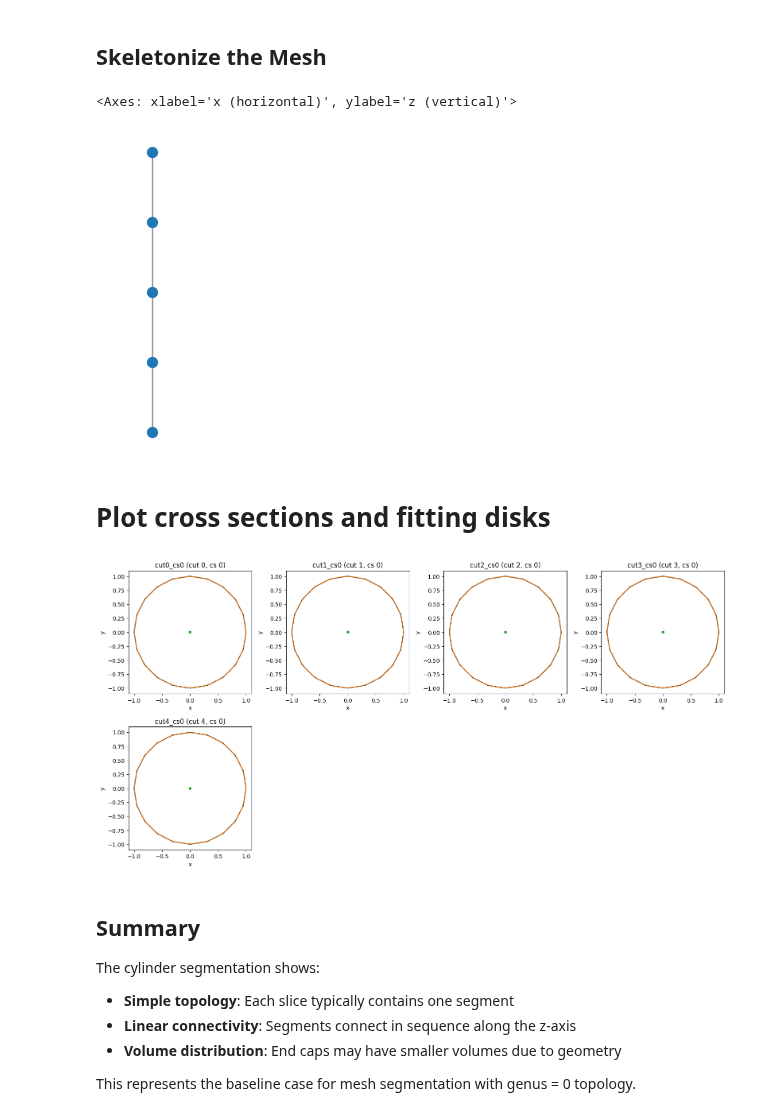
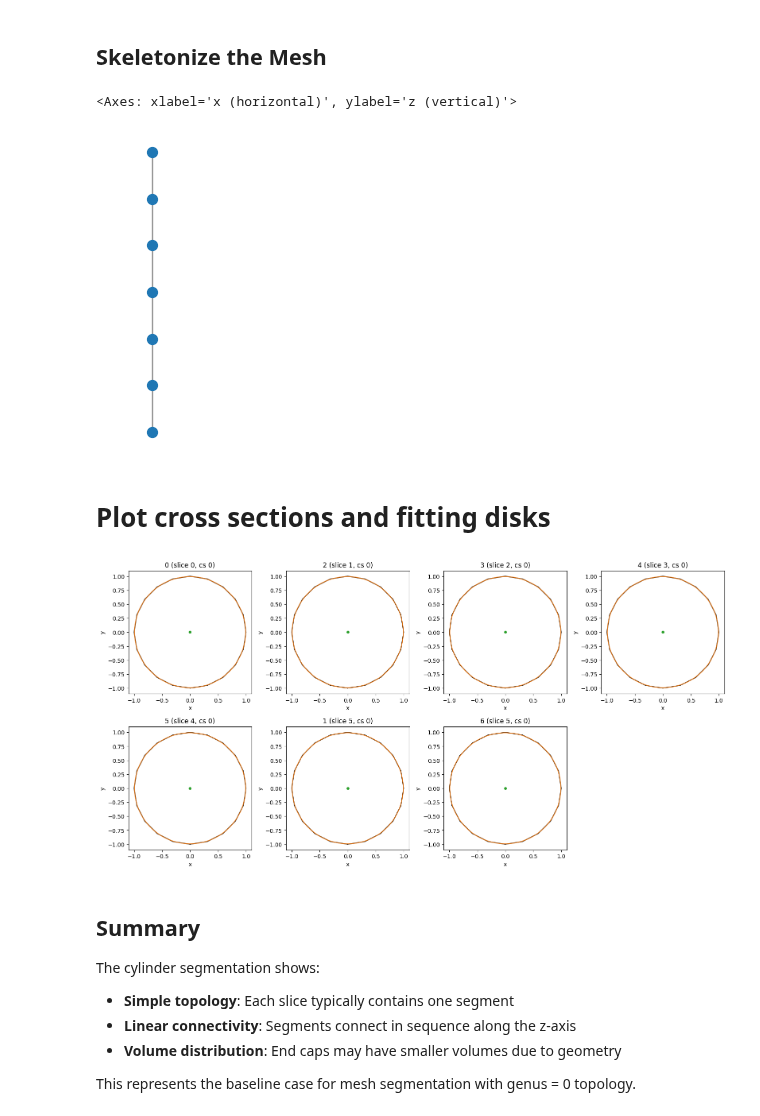
Before and after one commit to jmrfox/discos, a Jupyter notebook: notebooks/02a_cylinder_skeleton.ipynb, the cells around one changed output. Cells and saved outputs as stored; diff of their text form; code cells hidden in the pictures.

```diff
--- a/notebooks/02a_cylinder_skeleton.ipynb
+++ b/notebooks/02a_cylinder_skeleton.ipynb
@@ -32,17 +32,17 @@ Recommendation:
 # %% [markdown]
 ## Skeletonize the Mesh
 # %%
-G = skeletonize(mm, n_slices=4)
+G = skeletonize(mm, n_slices=6)
 G.draw()
 # %% [output]
 <Axes: xlabel='x (horizontal)', ylabel='z (vertical)'>
-[figure, old version]
+[figure, new version]
 # %% [markdown]
 # Plot cross sections and fitting disks
 # %%
 G.plot_all_cross_sections();
 # %% [output]
-[figure, old version]
+[figure, new version]
 # %% [markdown]
 ## Summary
 
```
Also changed, not shown: 2 other files.
